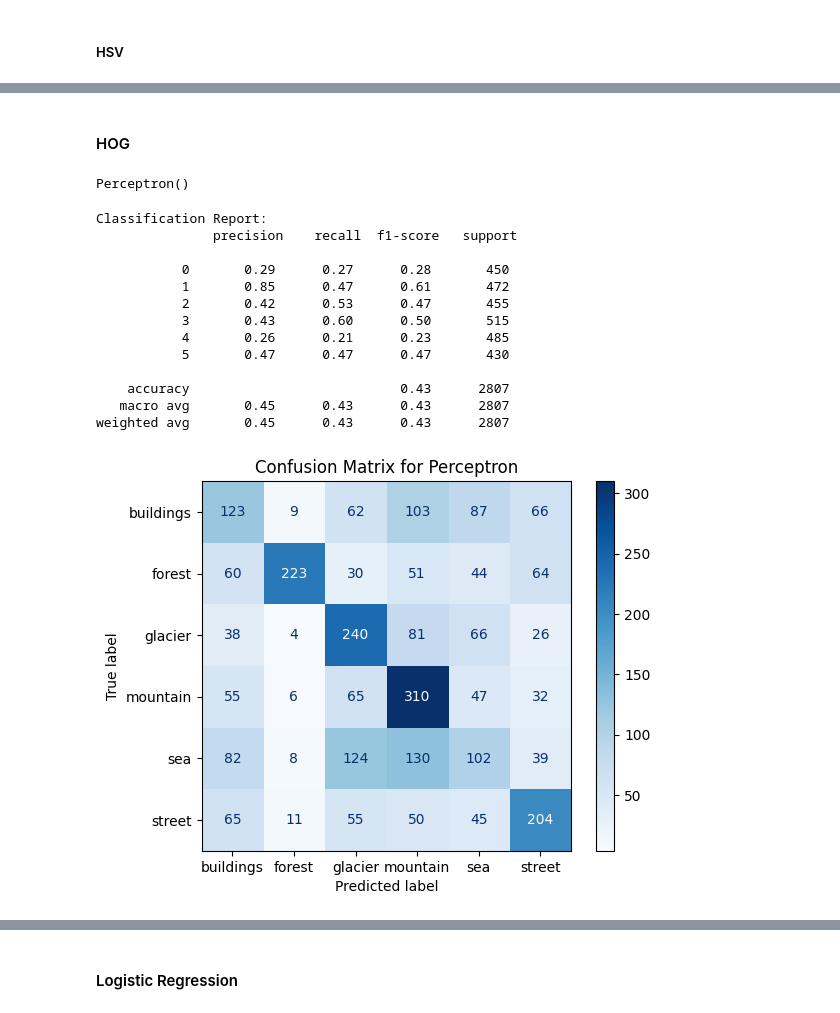
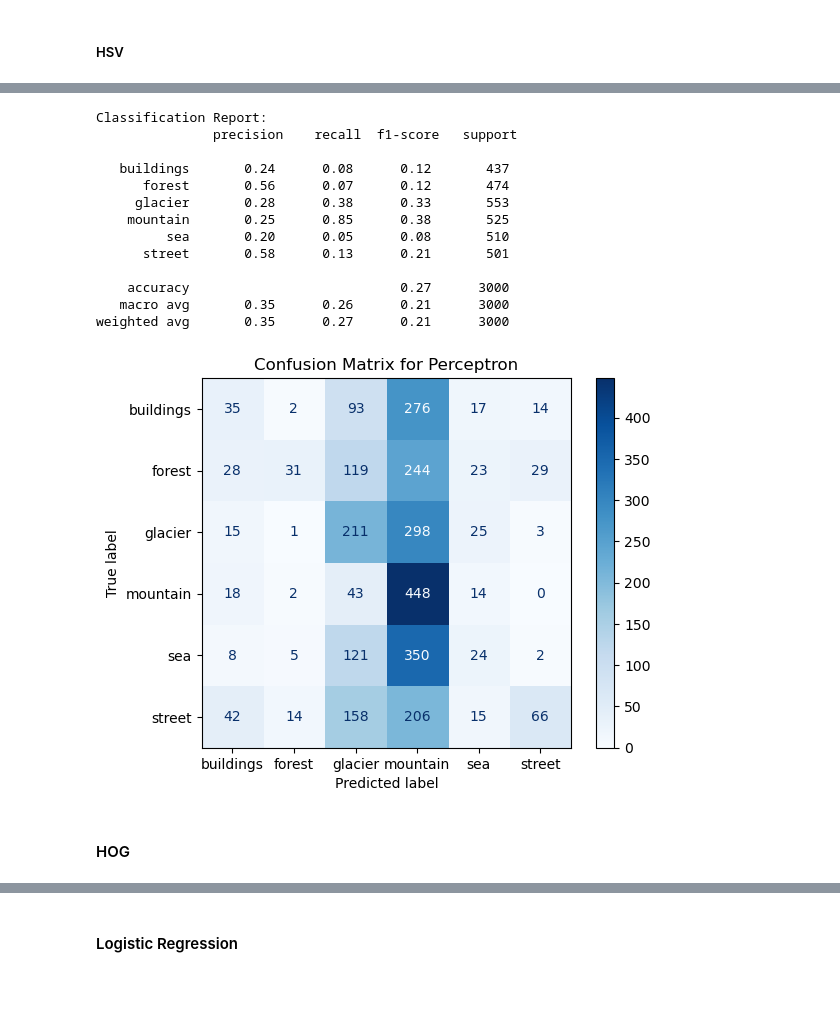
Before and after one commit to aolaya/image_classification_models, a Jupyter notebook: image_classification_models.ipynb, the cells around one changed output, grey strips where cells are left out. Drawn from its saved outputs; the diff is of its cells as text; code cells hidden in the pictures; blank space fills up the shorter version.

```diff
--- a/image_classification_models.ipynb
+++ b/image_classification_models.ipynb
@@ -369,0 +339,19 @@ plt.show()
+# %%
+# Test
+# 3.4 s
+classification_results(test_hsv_features, test_labels, perceptron)
+# %% [output]
+Classification Report:
+               precision    recall  f1-score   support
+
+   buildings       0.24      0.08      0.12       437
+      forest       0.56      0.07      0.12       474
+     glacier       0.28      0.38      0.33       553
+    mountain       0.25      0.85      0.38       525
+         sea       0.20      0.05      0.08       510
+      street       0.58      0.13      0.21       501
+
+    accuracy                           0.27      3000
+   macro avg       0.35      0.26      0.21      3000
+weighted avg       0.35      0.27      0.21      3000
+[figure, added]
@@ -377,8 +368,5 @@ X_train_perc, X_val_perc, y_train_perc, y_val_perc = train_test_split(
     random_state=42
 )
 # %%
-# Train
-# 9 m 3.2 s
-perceptron.fit(X_train_perc, y_train_perc)
+# 10 m 31.4 s
+perceptron = train_perceptron(X_train_perc, y_train_perc, max_iter=2000)
-# %% [output]
-Perceptron()
@@ -389,25 +372,0 @@ perceptron_pred = perceptron.predict(X_val_perc)
-# %%
-print("\nClassification Report:\n", classification_report(y_val_perc, perceptron_pred))
-# %% [output]
-Classification Report:
-               precision    recall  f1-score   support
-
-           0       0.29      0.27      0.28       450
-           1       0.85      0.47      0.61       472
-           2       0.42      0.53      0.47       455
-           3       0.43      0.60      0.50       515
-           4       0.26      0.21      0.23       485
-           5       0.47      0.47      0.47       430
-
-    accuracy                           0.43      2807
-   macro avg       0.45      0.43      0.43      2807
-weighted avg       0.45      0.43      0.43      2807
-# %%
-perceptron_cm = confusion_matrix(y_val_perc, perceptron_pred)
-
-perceptron_disp = ConfusionMatrixDisplay(confusion_matrix = perceptron_cm, display_labels = ['buildings','forest', 'glacier', 'mountain', 'sea', 'street'])
-perceptron_disp.plot(cmap='Blues')
-plt.title("Confusion Matrix for Perceptron")
-plt.show()
-# %% [output]
-[figure, removed]
```
Also changed, not shown: parts of 97 cells of this notebook, 1 other file.
